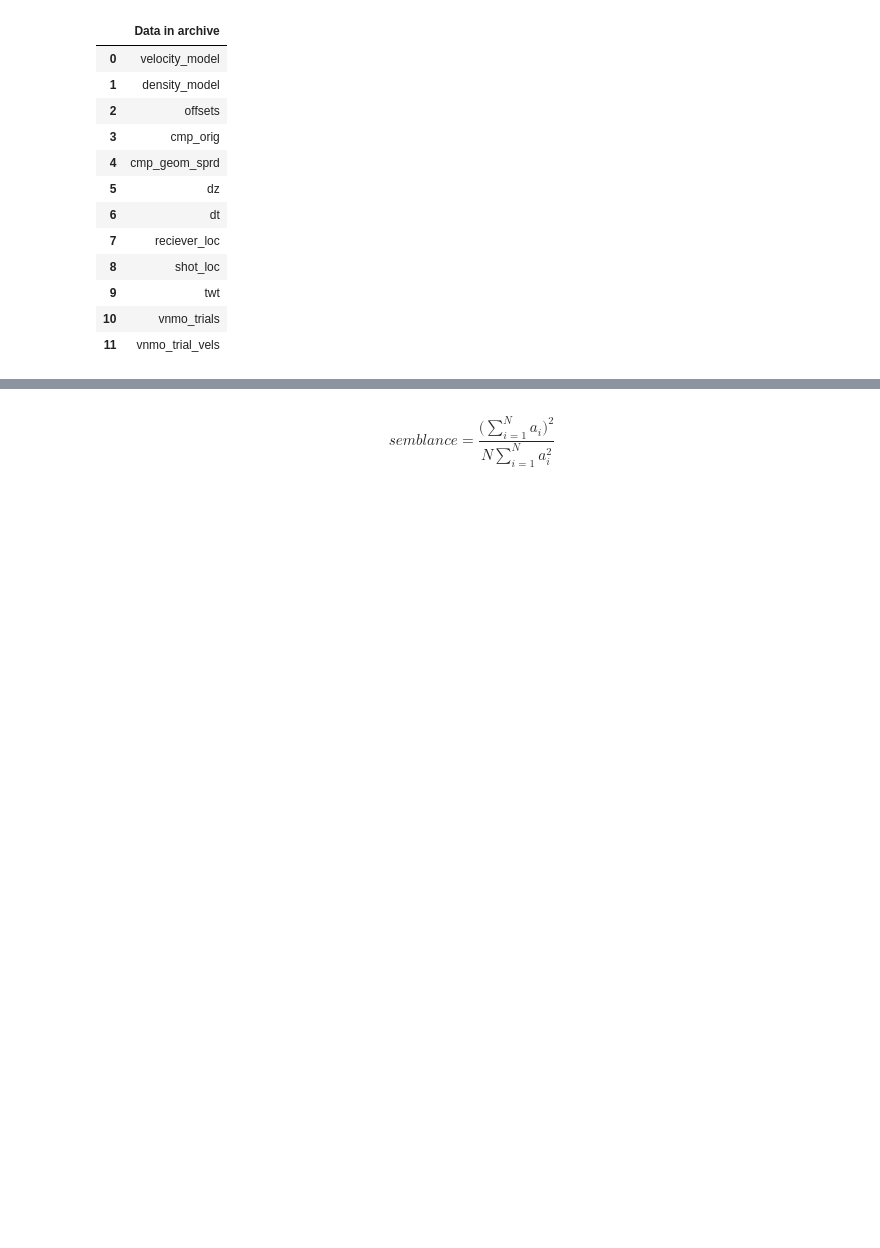
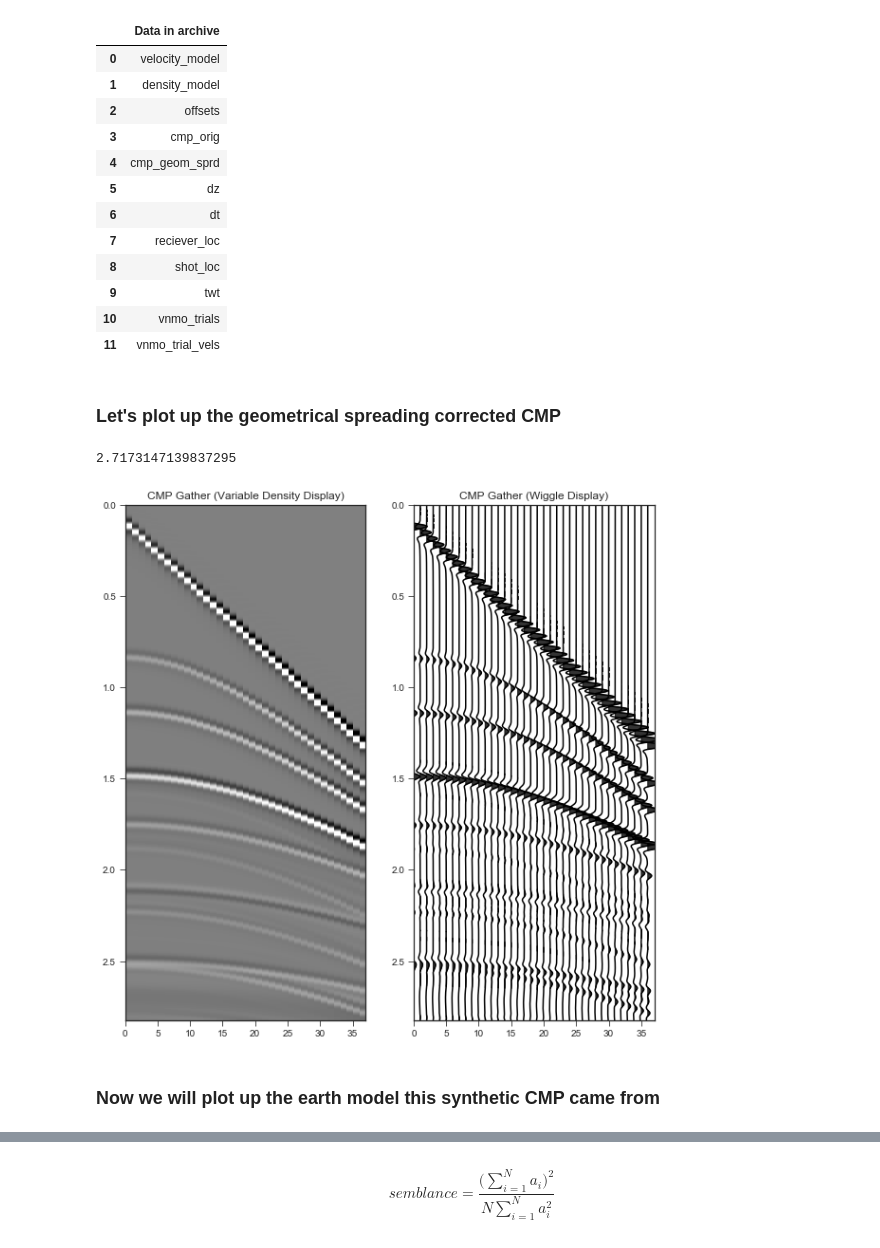
Before and after one commit to tccw/geotools, a Jupyter notebook: tutorials/SeismicPorePressureAnalysis_Edited.ipynb, the cells around one changed output, grey strips where cells are left out. Drawn from its saved outputs; the diff is of its cells as text; code cells hidden in the pictures; blank space fills up the shorter version.

```diff
--- a/tutorials/SeismicPorePressureAnalysis_Edited.ipynb
+++ b/tutorials/SeismicPorePressureAnalysis_Edited.ipynb
@@ -207,3 +221,30 @@ vnmo_trial_vels = data['vnmo_trial_vels']
 
 lim_geom = np.percentile(cmp_geom_sprd, 99)
 lim_cmp = np.percentile(cmp_orig, 99)
+# %% [markdown]
+### Let's plot up the geometrical spreading corrected CMP
+# %%
+dt * 2500
+# %% [output]
+2.7173147139837295
+# %%
+gain = 5
+fig, ax = plt.subplots(nrows=1, ncols=2, figsize=(10,10))
+titles = ['CMP Gather (Variable Density Display)', 'CMP Gather (Wiggle Display)']
+
+extent = [0, cmp_geom_sprd.shape[1], twt.max(), 0]
+ax[0].imshow(cmp_geom_sprd, aspect='auto', vmin=-lim_geom, vmax=lim_geom, cmap='gray', extent=extent)
+
+for i,a in enumerate(ax):
+    a.set_title(titles[i])
+
+for i in range(cmp_geom_sprd.shape[1]):
+    ax[1].plot(cmp_geom_sprd[:,i] * gain + i, twt, c='k')
+    ax[1].fill_betweenx(twt, i, cmp_geom_sprd[:,i] * gain + i, where=cmp_geom_sprd[:,i] * gain + i > i,
+                        color='k', alpha=0.8, interpolate=True)
+
+ax[1].set_ylim(0,twt.max())
+ax[1].set_xlim(0,cmp_geom_sprd.shape[1])
+ax[1].invert_yaxis()
+# %% [output]
+[figure, added]
@@ -210,2 +258,4 @@ lim_cmp = np.percentile(cmp_orig, 99)
+# %% [markdown]
+### Now we will plot up the earth model this synthetic CMP came from
 # %%
 sns.set_style(style='ticks')
```
Also changed, not shown: parts of 34 cells of this notebook.
